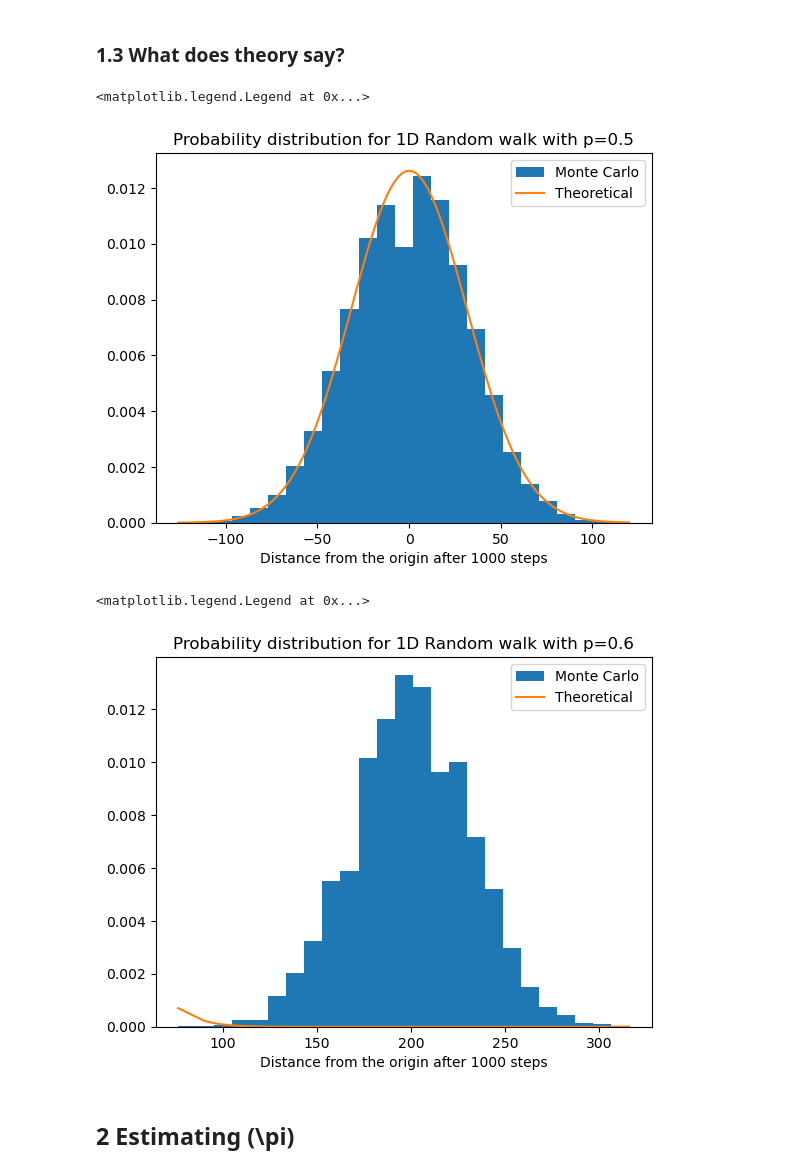
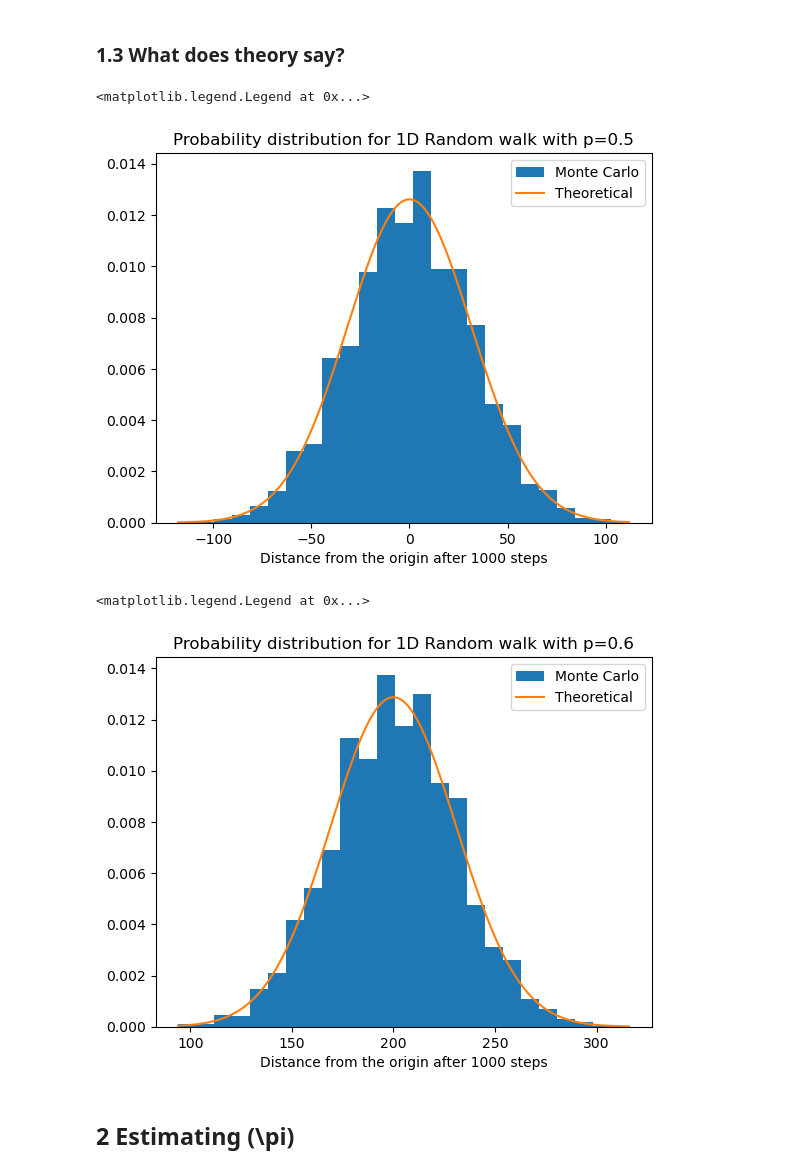
Before and after one commit to SPS-SP2273/learning-portfolio-Kiwi0407, a Jupyter notebook: random numbers/random_numbers_(good).ipynb, the cells around one changed output. Drawn from its saved outputs; the diff is of its cells as text; code cells hidden in the pictures.

```diff
--- a/random numbers/random_numbers_(good).ipynb
+++ b/random numbers/random_numbers_(good).ipynb
@@ -140,13 +140,14 @@ def normal(x, m=0, s=1):
 # %%
 no_of_steps, p = 1_000, .5
 repeats = 10_000
-results = [brown_1d(prob_right=p, no_of_steps=no_of_steps)
+results = [brown_1d(prob_right = p, no_of_steps=no_of_steps)
            for _ in range(repeats)]
 
 plt.hist(results, bins=25, density=True, label = 'Monte Carlo')
 plt.xlabel(f'Distance from the origin after {no_of_steps} steps')
 plt.title(f'Probability distribution for 1D Random walk with p={p}')
 
+prob_right = .5
 prob_left = 1 - prob_right                       # q = 1 -p
 mean = no_of_steps * (prob_right - prob_left)    # mean = N(p - q)
 sd = np.sqrt(4*no_of_steps*prob_right*prob_left) # sd = sqrt(4 N p q)
@@ -156,27 +157,28 @@ plt.plot(x, normal(x, mean, sd), label='Theoretical')
 plt.legend(loc = 'upper right')
 # %% [output]
 <matplotlib.legend.Legend at 0x...>
-[figure, old version]
+[figure, new version]
 # %%
 no_of_steps, p = 1_000, .6
 repeats = 10_000
 results = [brown_1d(prob_right=p, no_of_steps=no_of_steps)
            for _ in range(repeats)]
 
 plt.hist(results, bins=25, density=True, label = 'Monte Carlo')
 plt.xlabel(f'Distance from the origin after {no_of_steps} steps')
 plt.title(f'Probability distribution for 1D Random walk with p={p}')
 
+prob_right = .6
 prob_left = 1 - prob_right                       # q = 1 -p
 mean = no_of_steps * (prob_right - prob_left)    # mean = N(p - q)
 sd = np.sqrt(4*no_of_steps*prob_right*prob_left) # sd = sqrt(4 N p q)
 x = np.unique(results)                           # Numbers that form
                                                  # the x-axis
 plt.plot(x, normal(x, mean, sd), label='Theoretical')
 plt.legend(loc = 'upper right')
 # %% [output]
 <matplotlib.legend.Legend at 0x...>
-[figure, old version]
+[figure, new version]
 # %% [markdown]
 ## 2 Estimating \(\pi\)
 # %% [markdown]
```
Also changed, not shown: parts of 13 cells of this notebook.
